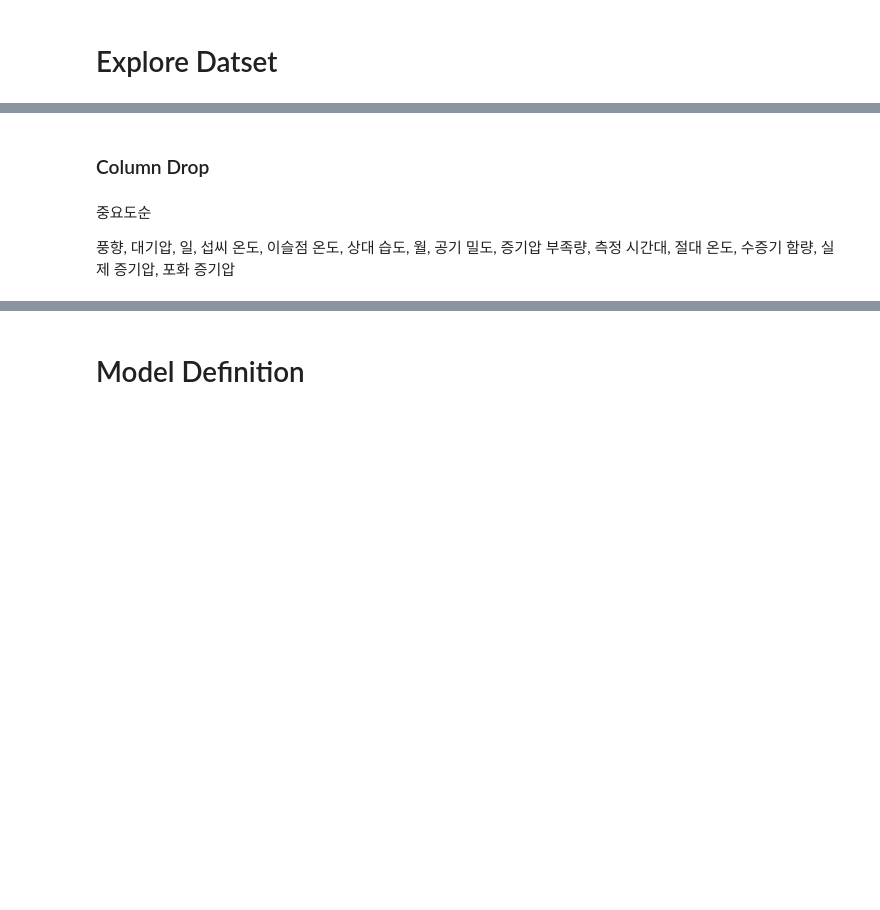
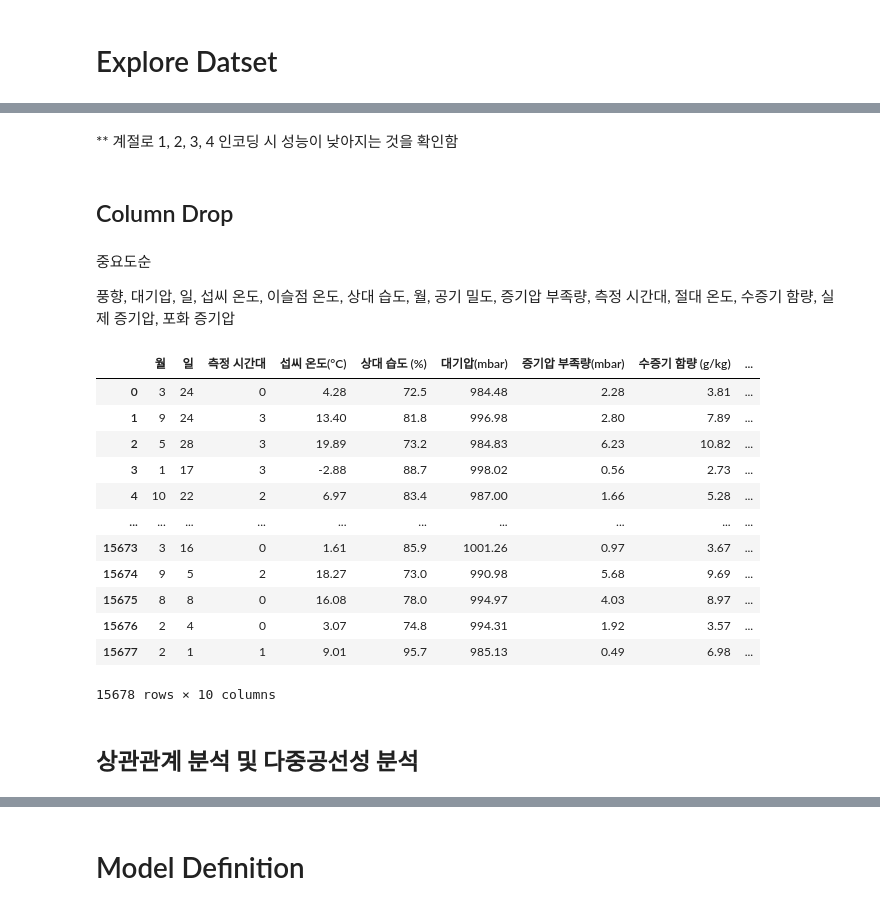
Before and after one commit to YoungjaeKang/dacon_windspeed_analysis, a Jupyter notebook: dacon_windspeed_analysis_v2.ipynb, the cells around one changed output, grey strips where cells are left out. Cells and saved outputs as stored; diff of their text form; code cells hidden in the pictures; blank space fills up the shorter version.

```diff
--- a/dacon_windspeed_analysis_v2.ipynb
+++ b/dacon_windspeed_analysis_v2.ipynb
@@ -221,5 +228,7 @@ vif
+# %% [markdown]
+** 계절로 1, 2, 3, 4 인코딩 시 성능이 낮아지는 것을 확인함
 # %% [markdown]
-### Column Drop
+## Column Drop
 # %% [markdown]
 중요도순
 
@@ -229,4 +238,20 @@ train_x = train_x.drop(['실제 증기압(mbar)', '포화 증기압(mbar)', '이
 # %%
 test_x = test_x.drop(['실제 증기압(mbar)', '포화 증기압(mbar)', '이슬점 온도(°C)', '절대 온도(K)'], axis=1)
 # %%
-train_x
+test_x
+# %% [output]
+|  | 월 | 일 | 측정 시간대 | 섭씨 온도(°⁣C) | 상대 습도 (%) | 대기압(mbar) | 증기압 부족량(mbar) | 수증기 함량 (g/kg) | ... |
+| 0 | 3 | 24 | 0 | 4.28 | 72.5 | 984.48 | 2.28 | 3.81 | ... |
+| 1 | 9 | 24 | 3 | 13.40 | 81.8 | 996.98 | 2.80 | 7.89 | ... |
+| 2 | 5 | 28 | 3 | 19.89 | 73.2 | 984.83 | 6.23 | 10.82 | ... |
+| 3 | 1 | 17 | 3 | -2.88 | 88.7 | 998.02 | 0.56 | 2.73 | ... |
+| 4 | 10 | 22 | 2 | 6.97 | 83.4 | 987.00 | 1.66 | 5.28 | ... |
+| ... | ... | ... | ... | ... | ... | ... | ... | ... | ... |
+| 15673 | 3 | 16 | 0 | 1.61 | 85.9 | 1001.26 | 0.97 | 3.67 | ... |
+| 15674 | 9 | 5 | 2 | 18.27 | 73.0 | 990.98 | 5.68 | 9.69 | ... |
+| 15675 | 8 | 8 | 0 | 16.08 | 78.0 | 994.97 | 4.03 | 8.97 | ... |
+| 15676 | 2 | 4 | 0 | 3.07 | 74.8 | 994.31 | 1.92 | 3.57 | ... |
+| 15677 | 2 | 1 | 1 | 9.01 | 95.7 | 985.13 | 0.49 | 6.98 | ... |
+15678 rows × 10 columns
+# %% [markdown]
+## 상관관계 분석 및 다중공선성 분석
```
Also changed, not shown: parts of 30 cells of this notebook, 2 other files.
